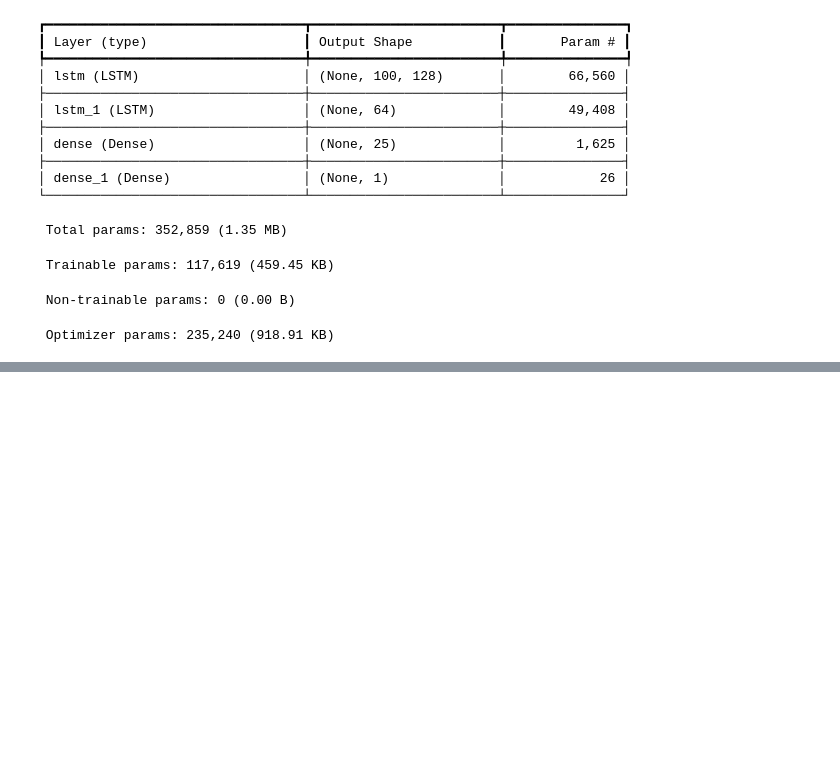
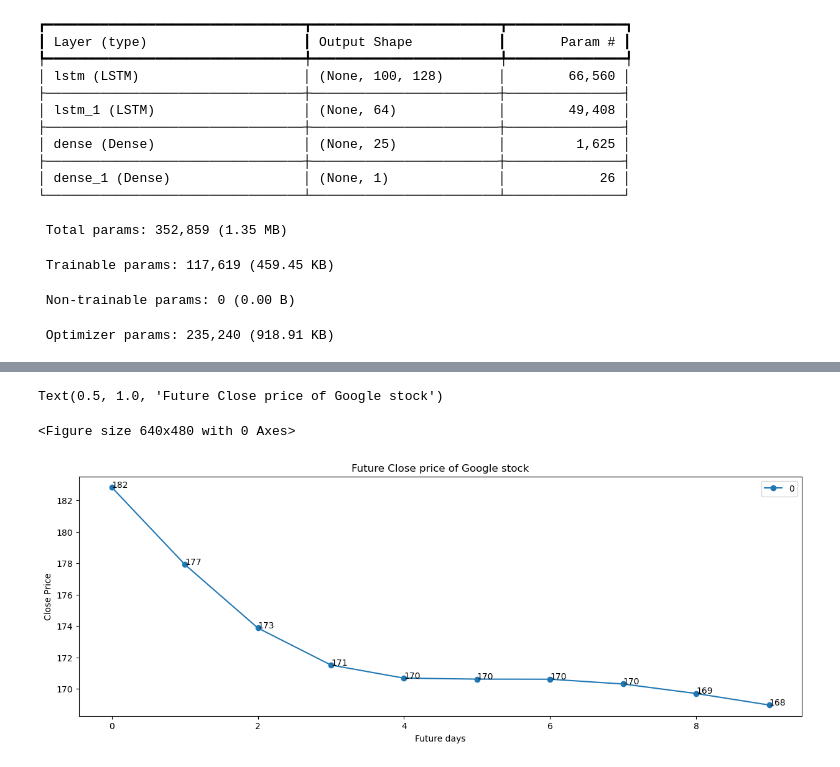
Before and after one commit to Incharajayaram/stock_price_prediction_project, a Jupyter notebook: stockprice.ipynb, the cells around one changed output, grey strips where cells are left out. Cells and saved outputs as stored; diff of their text form; code cells hidden in the pictures; blank space fills up the shorter version.

```diff
--- a/stockprice.ipynb
+++ b/stockprice.ipynb
@@ -416,0 +421,3 @@ plot_graph((15,6), pd.concat([Adj_close_price[:splitting_len+100], plotting_data
+# %%
+last_100 = google_data[['Adj Close']].tail(100)
+last_100.tail()
@@ -416,0 +432,3 @@ plot_graph((15,6), pd.concat([Adj_close_price[:splitting_len+100], plotting_data
+# %%
+last_100 = scaler.fit_transform(last_100['Adj Close'].values.reshape(-1,1)).reshape(1,-1,1)
+last_100
@@ -416,0 +467,15 @@ plot_graph((15,6), pd.concat([Adj_close_price[:splitting_len+100], plotting_data
+# %%
+import numpy as np
+
+def predict_future_stock(no_of_days, prev_100):
+    future_predictions = []
+    prev_100 = scaler.fit_transform(prev_100['Adj Close'].values.reshape(-1,1)).reshape(1,-1,1)
+    for _ in range(no_of_days):
+        next_day = model.predict(prev_100)[0, 0]
+        future_predictions.append(next_day)
+        prev_100 = np.append(prev_100[:, 1:, :], [[[next_day]]], axis=1)
+    return scaler.inverse_transform(np.array(future_predictions).reshape(-1, 1)).flatten()
+# %%
+no_of_days = 10
+future_results = predict_future_stock(no_of_days, prev_100= google_data[['Adj Close']].tail(100))
+print(future_results)
@@ -417,2 +495,15 @@ plot_graph((15,6), pd.concat([Adj_close_price[:splitting_len+100], plotting_data
+# %%
+future_results = np.array(future_results).reshape(-1,1)
+plt.figure()
+pd.DataFrame(future_results).plot(figsize=(15,5), marker='o')
+for i in range(len(future_results)):
+    plt.text(i, future_results[i], int(future_results[i][0]))
+plt.xlabel('Future days')
+plt.ylabel('Close Price')
+plt.title("Future Close price of Google stock")
+# %% [output]
+Text(0.5, 1.0, 'Future Close price of Google stock')
+<Figure size 640x480 with 0 Axes>
+[figure, added]
 # %%
 model.save("Latest_stcok_price_model.keras")
```
Also changed, not shown: parts of 29 cells of this notebook, 3 other files.
